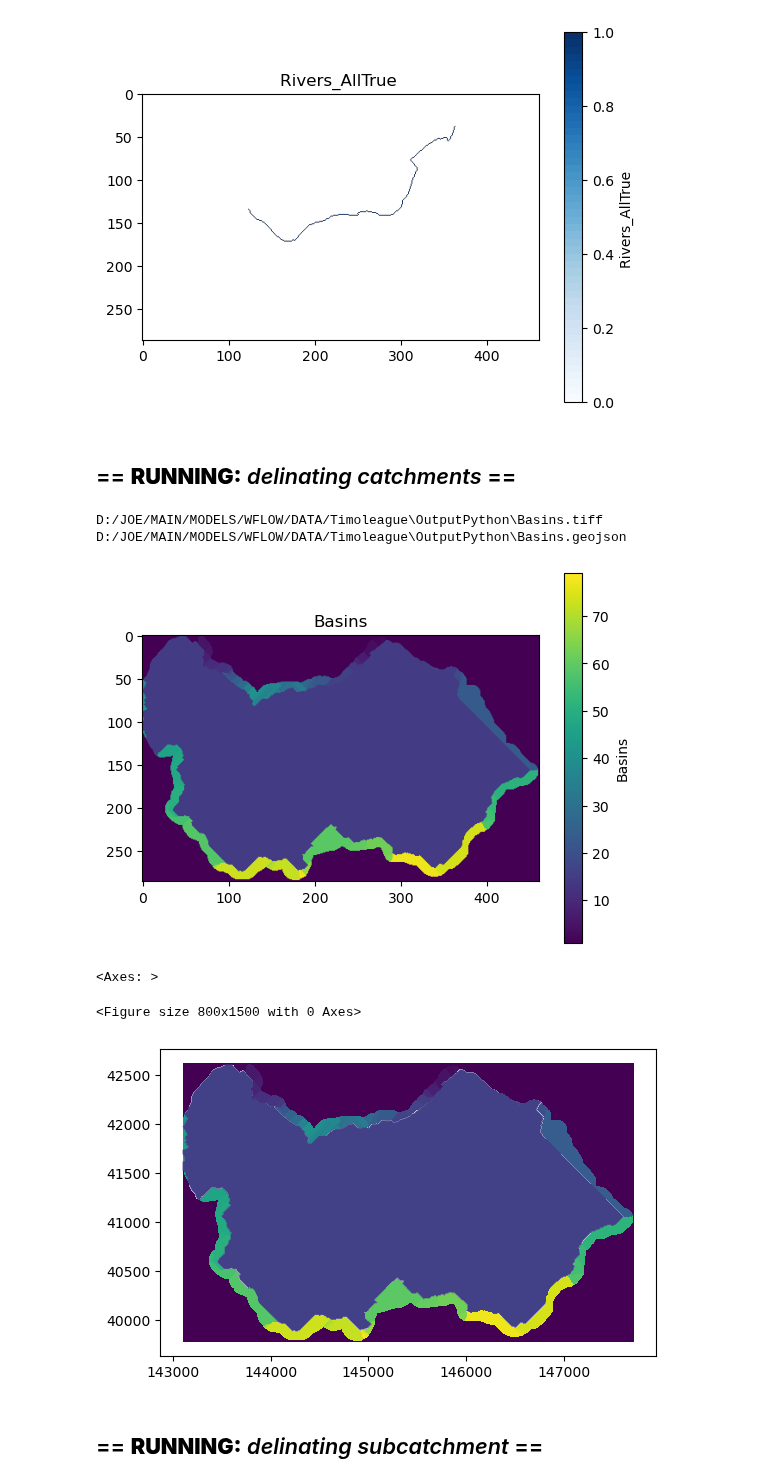
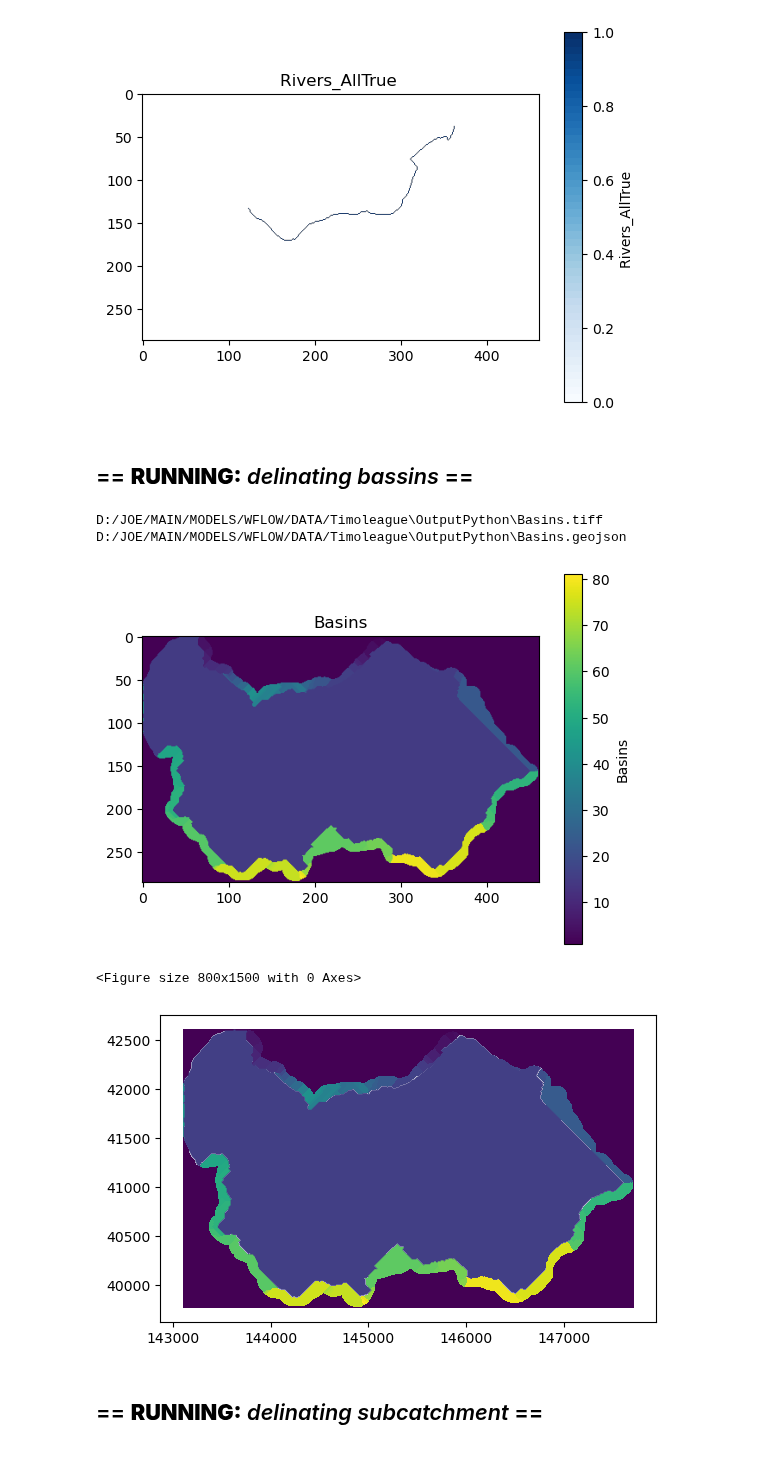
Before and after one commit to AquaPore/WflowRaster.jl, a Jupyter notebook: src/Python/Python_Pyflwdir_Wflow.ipynb, the cells around one changed output. Saved outputs shown, nothing was run; the diff lists cells and outputs as text; code cells hidden in the pictures.

```diff
--- a/src/Python/Python_Pyflwdir_Wflow.ipynb
+++ b/src/Python/Python_Pyflwdir_Wflow.ipynb
@@ -123,13 +128,13 @@ def PLOT_MAPS(Data, Label, Min, Max, Cmap="viridis"):
 # %% [markdown]
 ## == **TOOLS:** ***Reading Rivers network in geopandas*** ==
 # %%
-import geopandas
-import os as os
+# import geopandas
+# import os as os
 
-if Flag_BurnRiver:
-	Path_Input_River_Geojson = os.path.join(Path_Root, Path_Gis, Filename_Input_RiverShp)
-	River_Geopandas          = geopandas.read_file(Path_Input_River_Geojson)
-	River_GeoDataFrame       = geopandas.GeoDataFrame.from_features(River_Geopandas)
+# if Flag_BurnRiver:
+# 	Path_Input_River_Geojson = os.path.join(Path_Root, Path_Gis, Filename_Input_RiverShp)
+# 	River_Geopandas          = geopandas.read_file(Path_Input_River_Geojson)
+# 	River_GeoDataFrame       = geopandas.GeoDataFrame.from_features(River_Geopandas)
 # %% [markdown]
 ## == **TOOLS:** ***DEM -> Local Drain Direction (LDD)*** ==
 ### = **(A)** ***DEM -> LDD_Hydromet*** =
@@ -309,7 +313,7 @@ def DEM_2_LDD_PCRASTER(
 # %% [markdown]
 ## == **TOOLS:** *Pits* ==
 # %%
-def LDD_2_PITS(Ldd, Crs):
+def LDD_2_PITS(Ldd):
 
     Nx, Ny = np.shape(Ldd)
 
@@ -320,6 +324,7 @@ def LDD_2_PITS(Ldd, Crs):
             if Ldd[iX, iY] == 5:
                 iPits = iPits + 1
                 Pits[iX, iY] = 1
+                print([iX, iY])
             else:
                 Pits[iX, iY] = np.nan
     N_Pits = iPits
@@ -483,13 +490,13 @@ import rasterio
 import pyflwdir
 
 def FLOWDIRECTION_2_BASINS(
-    Path_Input_Ldd,
+    Path_Input_Ldd_Basins,
     Path_Output_Basins_Tiff,
     Path_Output_Basins_GeoPanda,
     Name="Basin"):
 
     # Read D8 data using rasterio
-    with rasterio.open(Path_Input_Ldd, "r") as src:
+    with rasterio.open(Path_Input_Ldd_Basins, "r") as src:
         FlowDirection = src.read(1)
         nodata        = src.nodata
         transform     = src.transform
@@ -497,11 +504,11 @@ def FLOWDIRECTION_2_BASINS(
         latlon        = src.crs.is_geographic
         prof          = src.profile
 
-    Ldd = pyflwdir.from_array(
+    Ldd_Basins = pyflwdir.from_array(
         FlowDirection, ftype="ldd", transform=transform, latlon=latlon, cache=True)
 
     # Delineate basins for the whole country
-    Basins = Ldd.basins()
+    Basins = Ldd_Basins.basins()
 
     # Write output to raster file
     prof.update(dtype=Basins.dtype, nodata=False)
@@ -764,26 +873,26 @@ if Flag_River:
 [figure]
 [figure]
 # %% [markdown]
-## == **RUNNING:** *delinating catchments* ==
+## == **RUNNING:** *delinating bassins* ==
 # %%
 import os as os
 
-Path_Input_Ldd              = os.path.join(Path_Root, Path_Python, Filename_Output_Ldd)
-Path_Output_Basins          = os.path.join(Path_Root, Path_Python, Filename_Output_Basins_Tiff)
-Path_Output_Basins_GeoPanda = os.path.join(Path_Root, Path_Python, Filename_Output_Basins_Geojson)
+if Flag_Bassins:
+	Path_Input_Ldd_Basins       = os.path.join(Path_Root, Path_Python, Filename_Output_Ldd_Basins)
+	Path_Output_Basins          = os.path.join(Path_Root, Path_Python, Filename_Output_Basins_Tiff)
+	Path_Output_Basins_GeoPanda = os.path.join(Path_Root, Path_Python, Filename_Output_Basins_Geojson)
 
-Basins, Basins_Geopanda = FLOWDIRECTION_2_BASINS(Path_Input_Ldd, Path_Output_Basins, Path_Output_Basins_GeoPanda)
+	Basins, Basins_Geopanda = FLOWDIRECTION_2_BASINS(Path_Input_Ldd_Basins, Path_Output_Basins, Path_Output_Basins_GeoPanda)
 
-PLOT_MAPS(Basins, "Basins", 1, N_Pits, Cmap="viridis")
+	PLOT_MAPS(Basins, "Basins", 1, N_Pits_Basins, Cmap="viridis")
 
-fig = plt.figure(figsize=(8, 15))
-Basins_Geopanda.plot("Basin")
+	fig = plt.figure(figsize=(8, 15))
+	Basins_Geopanda.plot("Basin")
 # %% [output]
 D:/JOE/MAIN/MODELS/WFLOW/DATA/Timoleague\OutputPython\Basins.tiff
 D:/JOE/MAIN/MODELS/WFLOW/DATA/Timoleague\OutputPython\Basins.geojson
-[figure, old version]
+[figure, new version]
-<Axes: >
+<Figure size 800x1500 with 0 Axes>
-<Figure size 800x1500 with 0 Axes>
 [figure]
 # %% [markdown]
 ## == **RUNNING:** *delinating subcatchment* ==
```
Also changed, not shown: parts of 15 cells of this notebook, 4 other files.
